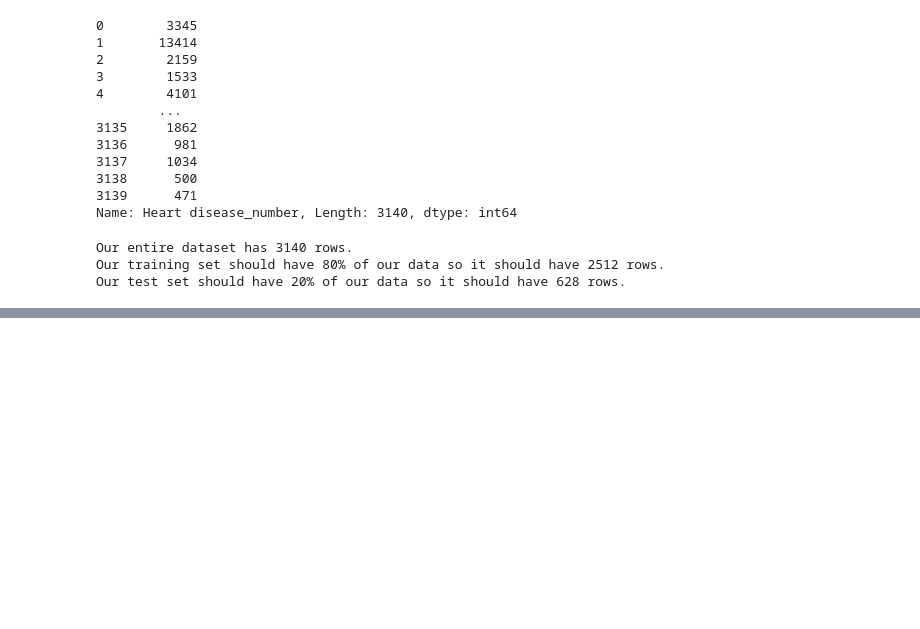
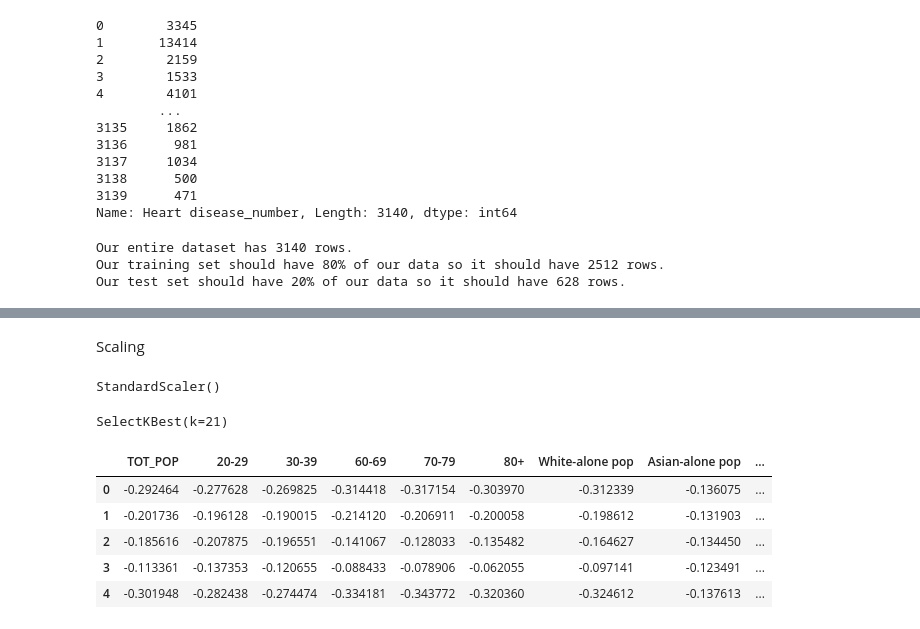
Before and after one commit to isabellegaldau/isabellegaldau-regularized-linear-regression, a Jupyter notebook: src/explore.ipynb, the cells around one changed output, grey strips where cells are left out. Saved outputs shown, nothing was run; the diff lists cells and outputs as text; code cells hidden in the pictures; blank space fills up the shorter version.

```diff
--- a/src/explore.ipynb
+++ b/src/explore.ipynb
@@ -151,0 +126,10 @@ lasso_reg.score(X_test, y_test)
+# %% [markdown]
+Scaling
+# %%
+from sklearn.preprocessing import StandardScaler
+
+scaler = StandardScaler()
+# %%
+scaler.fit(X_train)
+# %% [output]
+StandardScaler()
@@ -151,0 +139,25 @@ lasso_reg.score(X_test, y_test)
+# %%
+from sklearn.feature_selection import f_classif, SelectKBest
+
+# select k, as there are more than 100 columns theres no way to iterate through all, so a percentage is picked
+k = int(X_train.shape[1]*0.2) # 20% of all data
+selection_model = SelectKBest(f_classif, k = k)
+
+# Notice that we are using X_train_scaled and y_train here
+selection_model.fit(X_train_scaled, y_train)
+# %% [output]
+SelectKBest(k=21)
+# %%
+ix = selection_model.get_support()
+
+X_train_sel = pd.DataFrame(selection_model.transform(X_train_scaled), columns = X_train.columns.values[ix])
+X_test_sel = pd.DataFrame(selection_model.transform(X_test_scaled), columns = X_test.columns.values[ix])
+
+X_train_sel.head()
+# %% [output]
+|  | TOT_POP | 20-29 | 30-39 | 60-69 | 70-79 | 80+ | White-alone pop | Asian-alone pop | ... |
+| 0 | -0.292464 | -0.277628 | -0.269825 | -0.314418 | -0.317154 | -0.303970 | -0.312339 | -0.136075 | ... |
+| 1 | -0.201736 | -0.196128 | -0.190015 | -0.214120 | -0.206911 | -0.200058 | -0.198612 | -0.131903 | ... |
+| 2 | -0.185616 | -0.207875 | -0.196551 | -0.141067 | -0.128033 | -0.135482 | -0.164627 | -0.134450 | ... |
+| 3 | -0.113361 | -0.137353 | -0.120655 | -0.088433 | -0.078906 | -0.062055 | -0.097141 | -0.123491 | ... |
+| 4 | -0.301948 | -0.282438 | -0.274474 | -0.334181 | -0.343772 | -0.320360 | -0.324612 | -0.137613 | ... |
```
Also changed, not shown: parts of 11 cells of this notebook.
